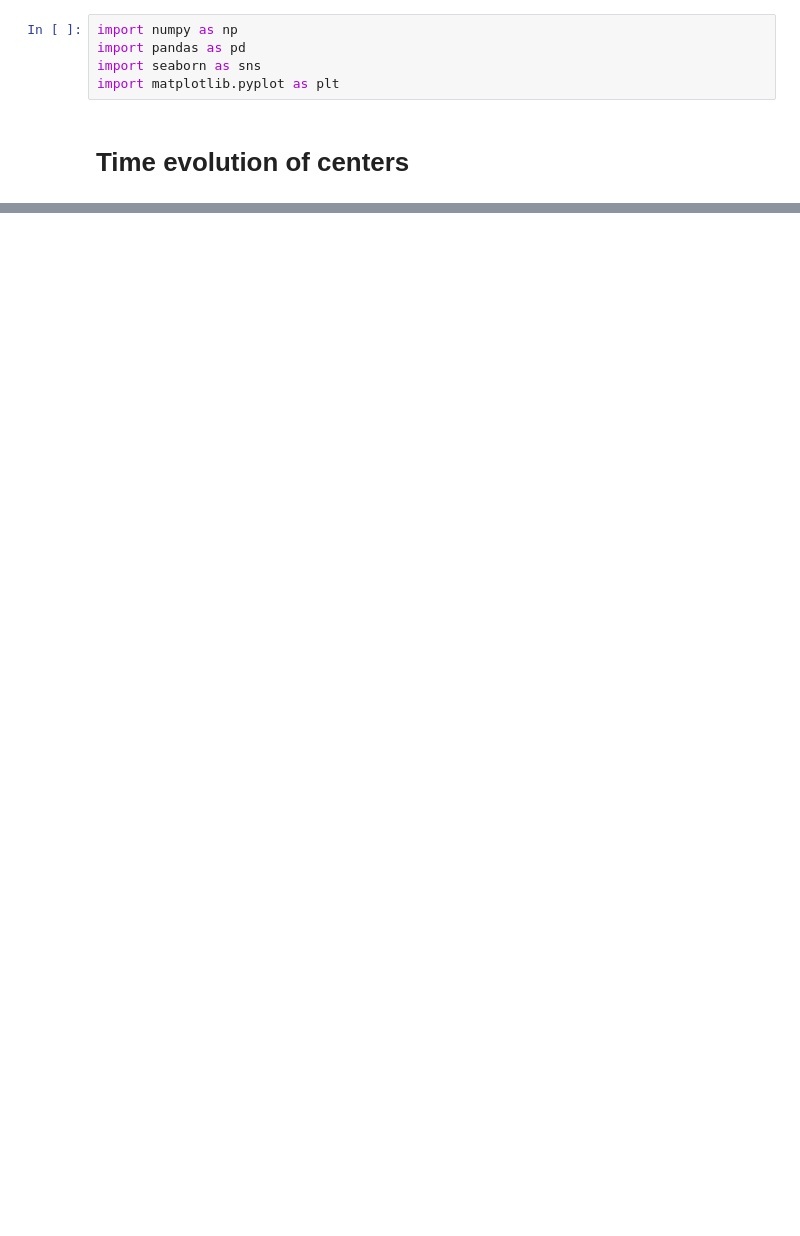
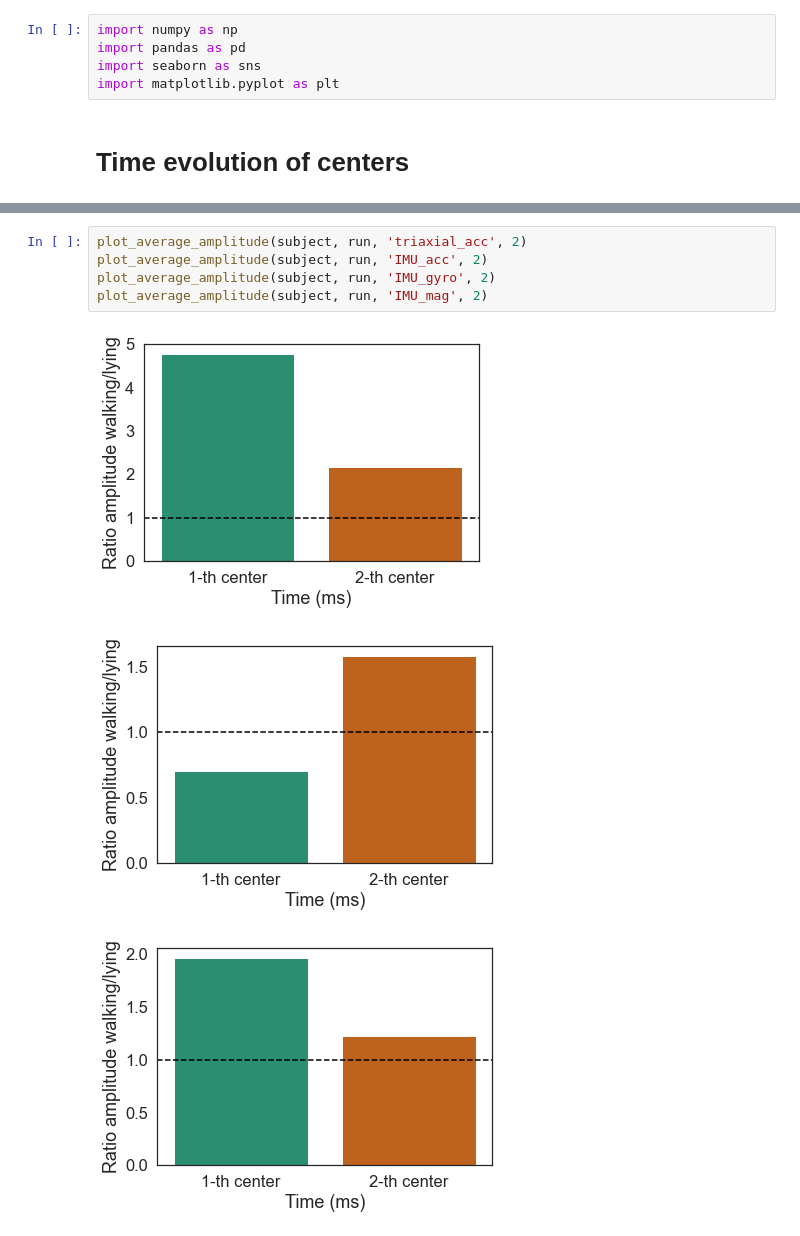
Before and after one commit to nicolezattarin/IoMT-efficient-information-distribution, a Jupyter notebook: clustering/plot.ipynb, the cells around one changed output, grey strips where cells are left out. Drawn from its saved outputs; the diff is of its cells as text; blank space fills up the shorter version.

```diff
--- a/clustering/plot.ipynb
+++ b/clustering/plot.ipynb
@@ -52,0 +116,9 @@ plot_centers(1, 1, 10, (0.31e6, 0.311e6), (-100, 1500),(0.737e6, 0.74e6),(-10, 6
+# %%
+plot_average_amplitude(subject, run, 'triaxial_acc', 2)
+plot_average_amplitude(subject, run, 'IMU_acc', 2)
+plot_average_amplitude(subject, run, 'IMU_gyro', 2)
+plot_average_amplitude(subject, run, 'IMU_mag', 2)
+# %% [output]
+[figure, added]
+[figure, added]
+[figure, added]
```
Also changed, not shown: parts of 7 cells of this notebook.
